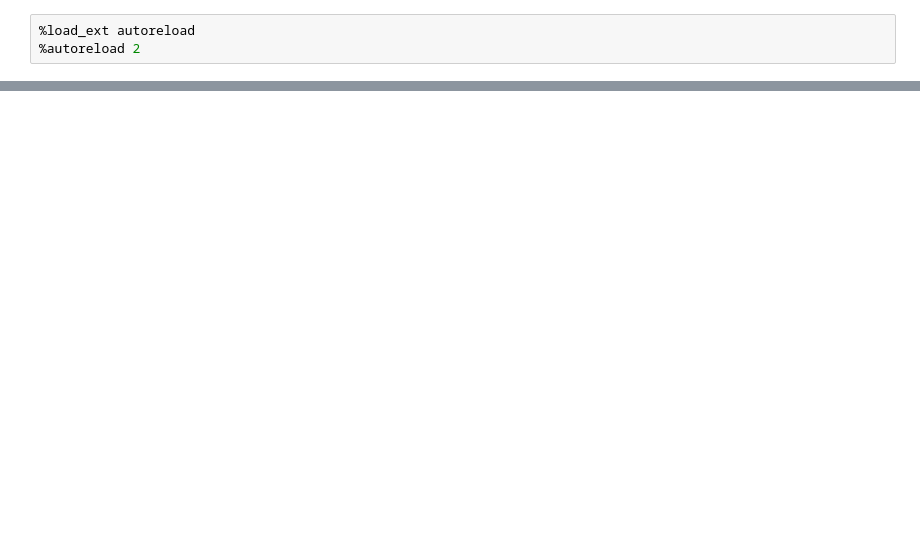
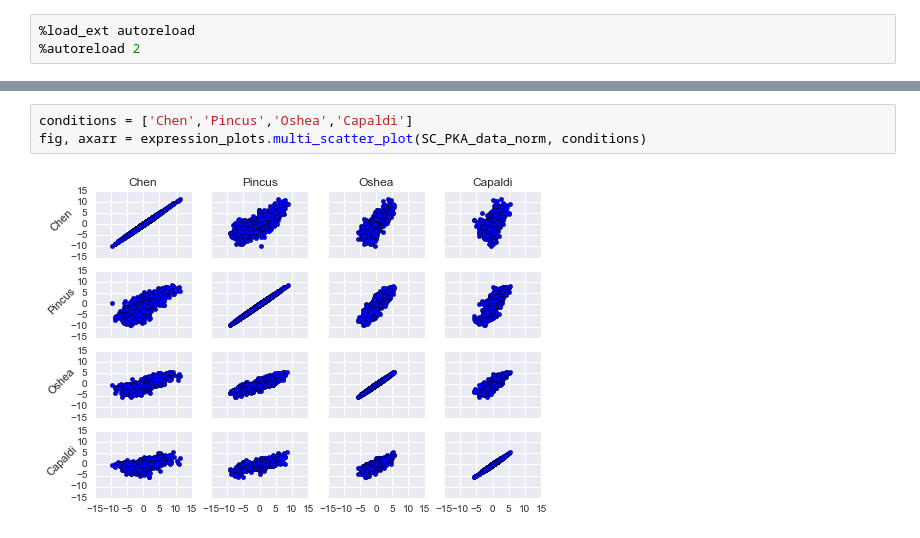
Before and after one commit to heineike02/yeast_esr_expression_analysis, a Jupyter notebook: scripts/KL_PKA_inhibition.ipynb, the cells around one changed output, grey strips where cells are left out. Drawn from its saved outputs; the diff is of its cells as text; blank space fills up the shorter version.

```diff
--- a/scripts/KL_PKA_inhibition.ipynb
+++ b/scripts/KL_PKA_inhibition.ipynb
@@ -187,0 +276,5 @@ for a in top_unmatched_repressed.iteritems():
+# %%
+conditions = ['Chen','Pincus','Oshea','Capaldi']
+fig, axarr = expression_plots.multi_scatter_plot(SC_PKA_data_norm, conditions)
+# %% [output]
+[figure, added]
```
Also changed, not shown: parts of 29 cells of this notebook, 4 other files.
